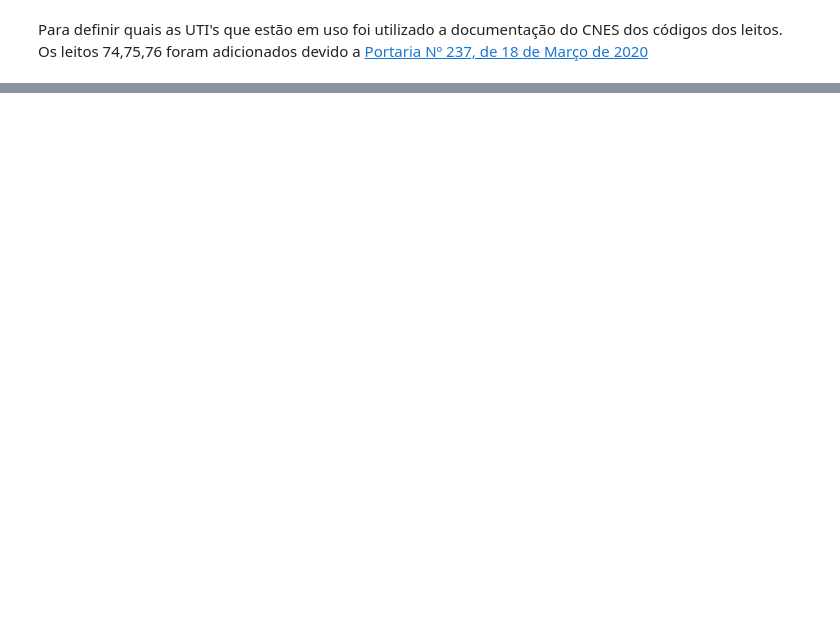
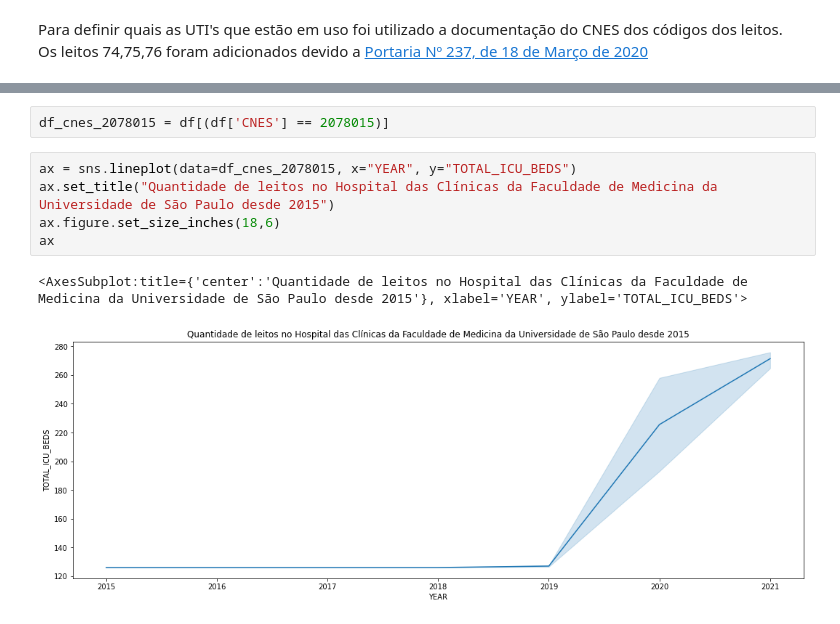
Before and after one commit to vribeir0/Leitos-CNES-DataSUS, a Jupyter notebook: Leitos CNES.ipynb, the cells around one changed output, grey strips where cells are left out. Drawn from its saved outputs; the diff is of its cells as text; blank space fills up the shorter version.

```diff
--- a/Leitos CNES.ipynb
+++ b/Leitos CNES.ipynb
@@ -51,0 +75,10 @@ ax
+# %%
+df_cnes_2078015 = df[(df['CNES'] == 2078015)]
+# %%
+ax = sns.lineplot(data=df_cnes_2078015, x="YEAR", y="TOTAL_ICU_BEDS")
+ax.set_title("Quantidade de leitos no Hospital das Clínicas da Faculdade de Medicina da Universidade de São Paulo desde 2015")
+ax.figure.set_size_inches(18,6)
+ax
+# %% [output]
+<AxesSubplot:title={'center':'Quantidade de leitos no Hospital das Clínicas da Faculdade de Medicina da Universidade de São Paulo desde 2015'}, xlabel='YEAR', ylabel='TOTAL_ICU_BEDS'>
+[figure, added]
```
Also changed, not shown: parts of 12 cells of this notebook.
